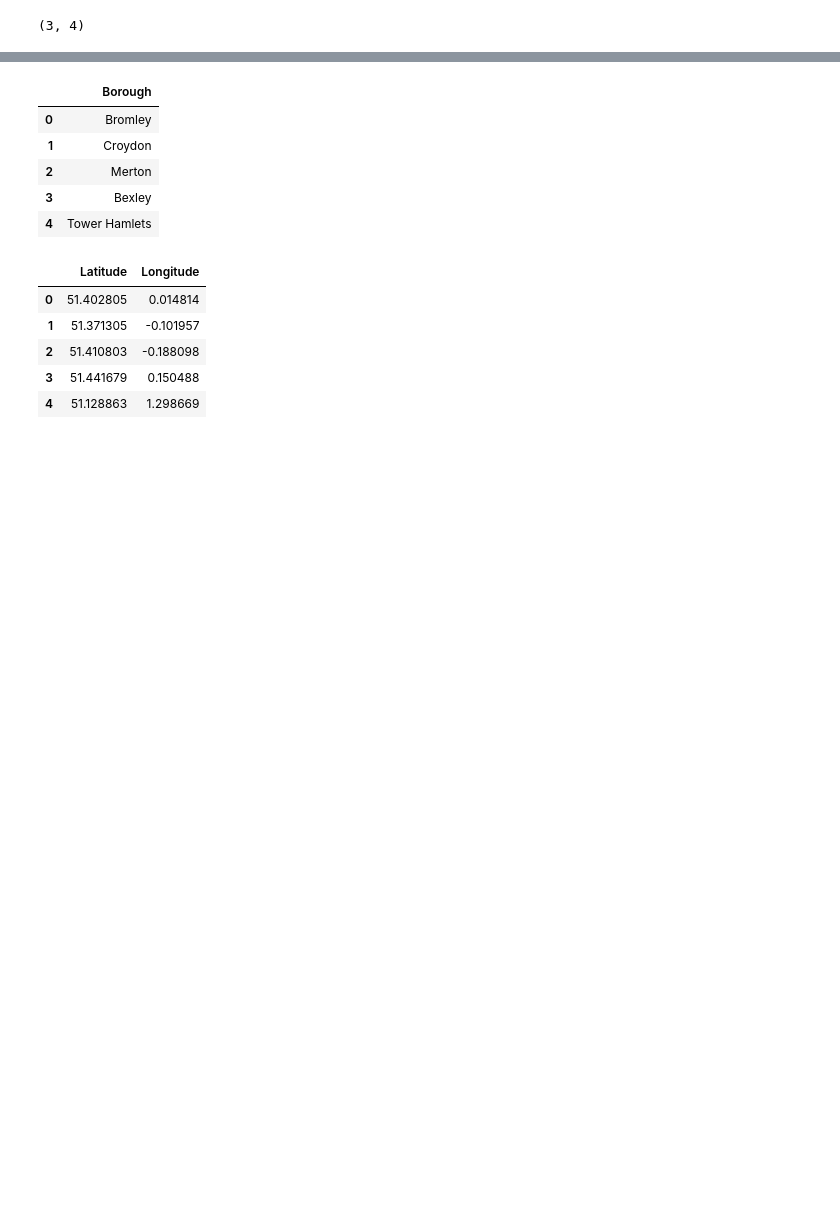
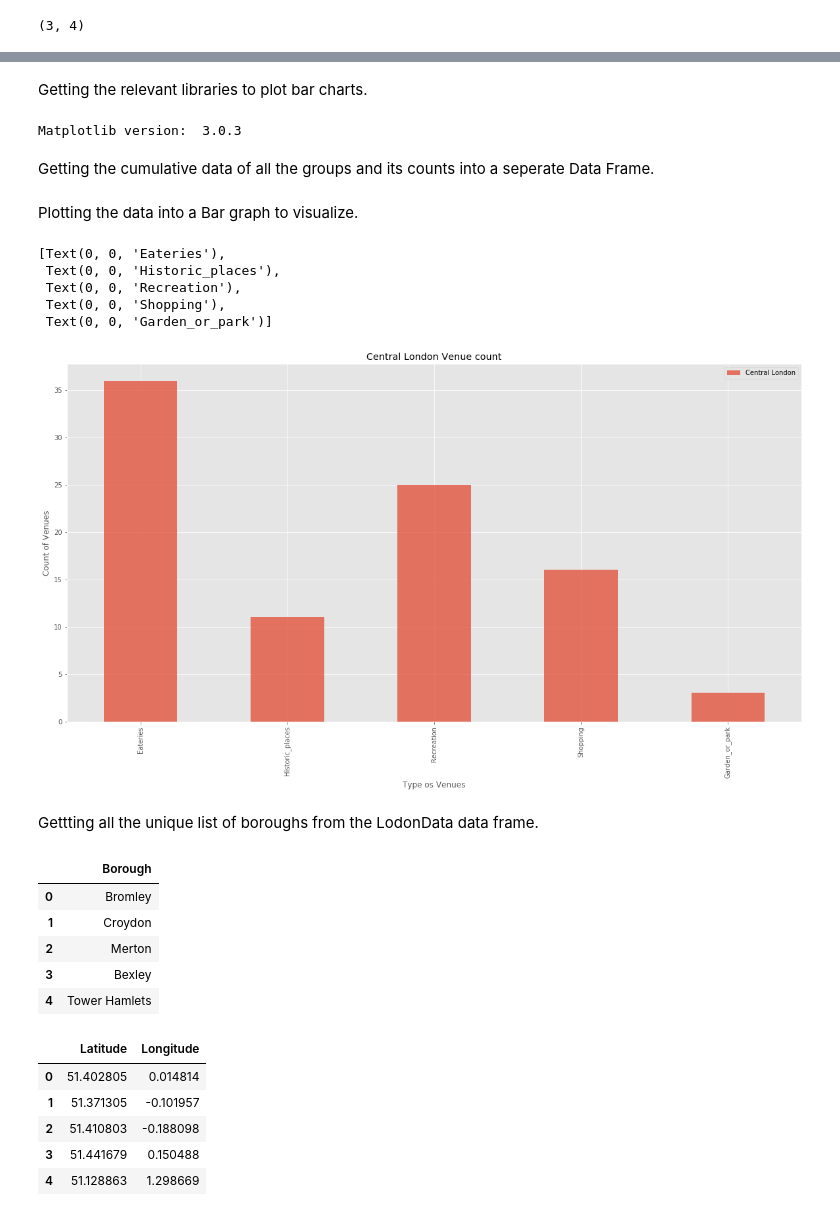
Before and after one commit to sharmilamurty/NeighborhoodBattle_London, a Jupyter notebook: NeighbourhoodBattleLondonBoroughs.ipynb, the cells around one changed output, grey strips where cells are left out. Drawn from its saved outputs; the diff is of its cells as text; code cells hidden in the pictures; blank space fills up the shorter version.

```diff
--- a/NeighbourhoodBattleLondonBoroughs.ipynb
+++ b/NeighbourhoodBattleLondonBoroughs.ipynb
@@ -399,3 +399,19 @@ map_London
 <img src="London_gardens_pic.jpg",width="200",height="200">
 # %% [output]
 [interactive output not drawn]
+# %% [markdown]
+Getting the relevant libraries to plot bar charts.
+# %%
+%matplotlib inline
+
+import matplotlib as mpl
+import matplotlib.pyplot as plt
+
+mpl.style.use('ggplot') # optional: for ggplot-like style
+
+# check for latest version of Matplotlib
+print ('Matplotlib version: ', mpl.__version__) # >= 2.0.0
+# %% [output]
+Matplotlib version:  3.0.3
+# %% [markdown]
+Getting the cumulative data of all the groups and its counts into a seperate Data Frame.
@@ -402,3 +421,22 @@ map_London
+# %% [markdown]
+Plotting the data into a Bar graph to visualize.
+# %%
+ax = Consolidated_Central_london_data.plot(kind='bar', alpha=0.75, figsize=(20, 10))
+
+ax.set_title('Central London Venue count')
+ax.set_ylabel('Count of Venues')
+ax.set_xlabel('Type os Venues')
+ax.set_xticks(Consolidated_Central_london_data.index)
+ax.set_xticklabels(Consolidated_Central_london_data.Category, rotation=90)
+# %% [output]
+[Text(0, 0, 'Eateries'),
+ Text(0, 0, 'Historic_places'),
+ Text(0, 0, 'Recreation'),
+ Text(0, 0, 'Shopping'),
+ Text(0, 0, 'Garden_or_park')]
+[figure, added]
+# %% [markdown]
+Gettting all the unique list of boroughs from the LodonData data frame.
 # %%
 LondonBorough = LondonData.Region.unique()
 # %%
```
Also changed, not shown: parts of 63 cells of this notebook.
